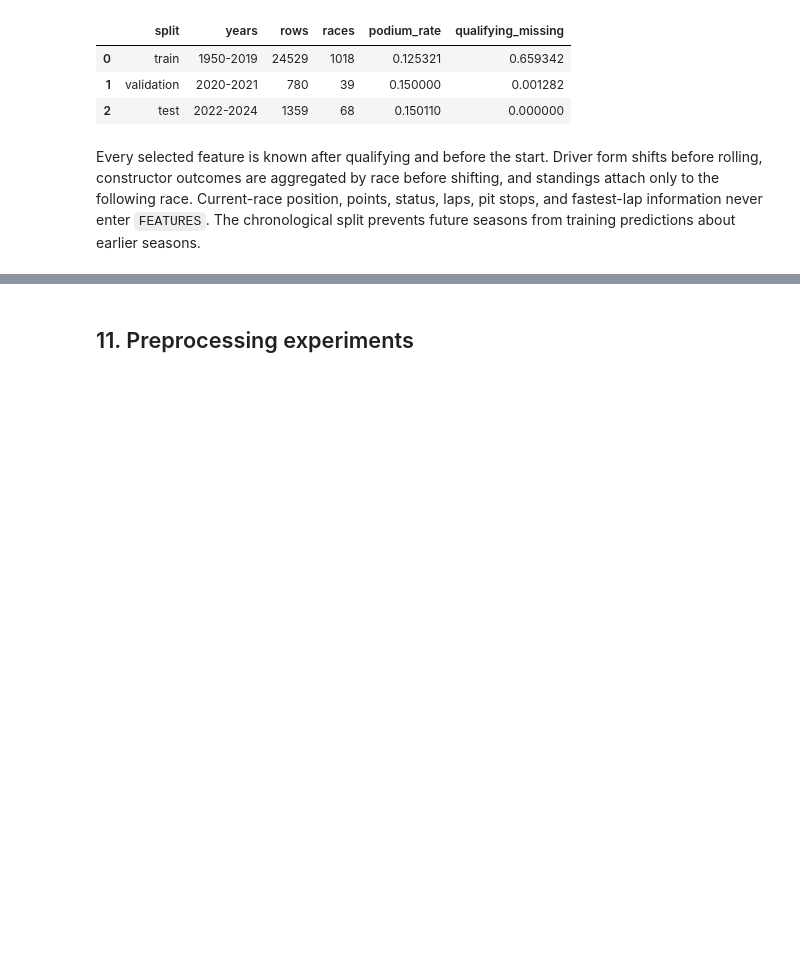
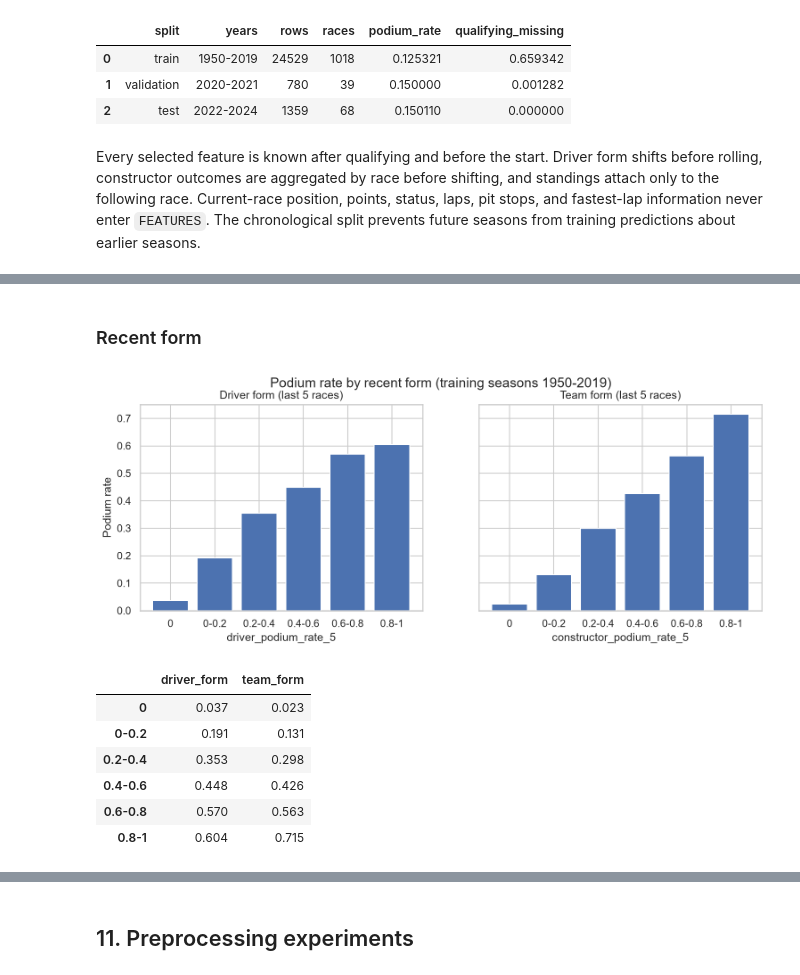
Before and after one commit to aliyousefex/ACL-9th-Paladin, a Jupyter notebook: notebooks/milestone_1_f1_podium_prediction.ipynb, the cells around one changed output, grey strips where cells are left out. Drawn from its saved outputs; the diff is of its cells as text; code cells hidden in the pictures; blank space fills up the shorter version.

```diff
--- a/notebooks/milestone_1_f1_podium_prediction.ipynb
+++ b/notebooks/milestone_1_f1_podium_prediction.ipynb
@@ -836,0 +1090,35 @@ Every selected feature is known after qualifying and before the start. Driver fo
+# %% [markdown]
+### Recent form
+# %%
+bins = [-0.01, 0, 0.2, 0.4, 0.6, 0.8, 1.0]
+labels = ["0", "0-0.2", "0.2-0.4", "0.4-0.6", "0.6-0.8", "0.8-1"]
+
+driver_bin = pd.cut(train["driver_podium_rate_5"], bins=bins, labels=labels)
+team_bin = pd.cut(train["constructor_podium_rate_5"], bins=bins, labels=labels)
+
+by_driver = train.groupby(driver_bin, observed=False)["podium"].mean()
+by_team = train.groupby(team_bin, observed=False)["podium"].mean()
+
+fig, axes = plt.subplots(1, 2, figsize=(12, 4), sharey=True)
+axes[0].bar(labels, by_driver.values)
+axes[0].set_title("Driver form (last 5 races)")
+axes[0].set_xlabel("driver_podium_rate_5")
+axes[0].set_ylabel("Podium rate")
+axes[1].bar(labels, by_team.values)
+axes[1].set_title("Team form (last 5 races)")
+axes[1].set_xlabel("constructor_podium_rate_5")
+fig.suptitle("Podium rate by recent form (training seasons 1950-2019)")
+fig.savefig(OUT / "figures" / "feature_form_effect.png", dpi=150, bbox_inches="tight")
+plt.close(fig)
+
+display(Image(filename=str(OUT / "figures" / "feature_form_effect.png")))
+display(pd.DataFrame({"driver_form": by_driver, "team_form": by_team}).round(3))
+# %% [output]
+[figure, added]
+|  | driver_form | team_form |
+| 0 | 0.037 | 0.023 |
+| 0-0.2 | 0.191 | 0.131 |
+| 0.2-0.4 | 0.353 | 0.298 |
+| 0.4-0.6 | 0.448 | 0.426 |
+| 0.6-0.8 | 0.570 | 0.563 |
+| 0.8-1 | 0.604 | 0.715 |
```
Also changed, not shown: parts of 29 cells of this notebook.
